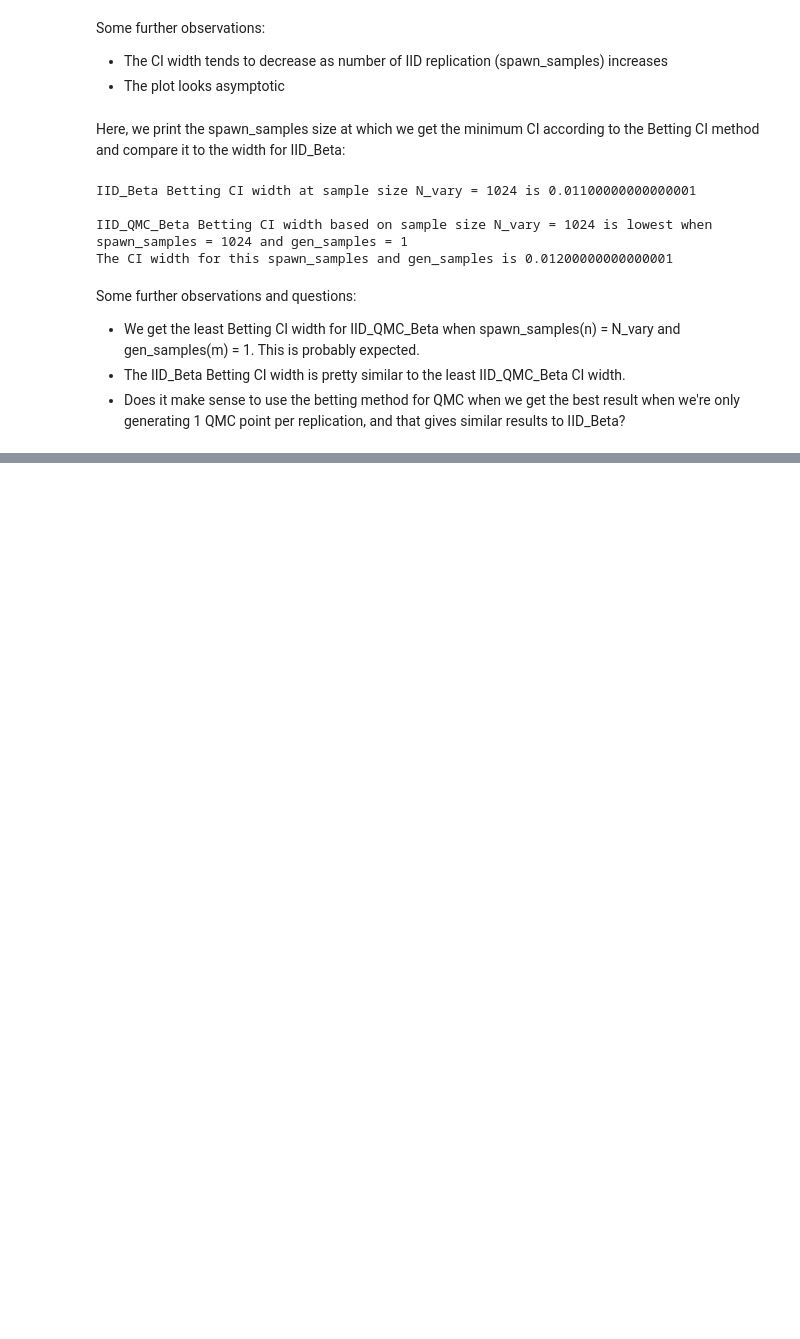
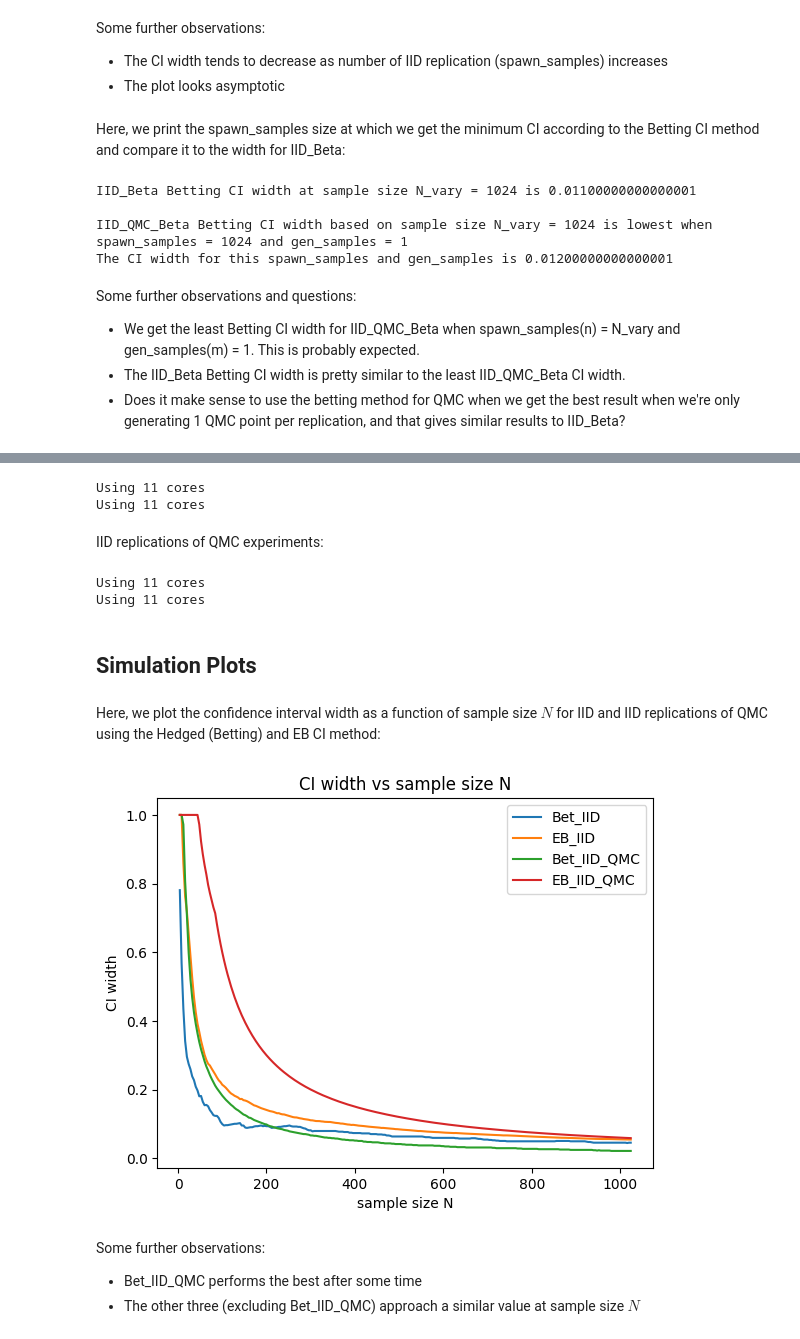
Before and after one commit to aaditj1962161/Betting-Paper-Simulations-for-QMC, a Jupyter notebook: simulations/Fixed-time/Betting IID vs QMC.ipynb, the cells around one changed output, grey strips where cells are left out. Saved outputs shown, nothing was run; the diff lists cells and outputs as text; code cells hidden in the pictures; blank space fills up the shorter version.

```diff
--- a/simulations/Fixed-time/Betting IID vs QMC.ipynb
+++ b/simulations/Fixed-time/Betting IID vs QMC.ipynb
@@ -248,0 +380,5 @@ Some further observations and questions:
+# %%
+num_times = spawn_samples_vary[min_ci_index_qmc_bet] #number of different times where CI will be computed
+spawn_samples = num_times * space_times # The number of IID replications for low discrepancy or QMC samples (n)
+gen_samples = gen_samples_vary[min_ci_index_qmc_bet] # The number of low discrepancy or QMC samples generated per replication (m)
+N = spawn_samples * gen_samples # The maxmimum sample size (N = mn)
@@ -248,0 +387,47 @@ Some further observations and questions:
+# %%
+times_iid_integrand = (space_times * np.arange(1,num_times+1)) * gen_samples # The times (sample sizes) for which we'll compute the lower and upper bounds on the confidence intervals
+iid_fixed = qp.IIDStdUniform(1,seed=7) # IID generator
+x_iid_integrand_fixed = iid_fixed.gen_samples(N).flatten()
+y_iid_integrand_fixed = f(x_iid_integrand_fixed)
+lower_bound_iid_integrand_bet_fixed,upper_bound_iid_integrand_bet_fixed = betting_ci_seq(y_iid_integrand_fixed, times=times_iid_integrand, alpha=alpha, parallel=True, m_trunc=True, trunc_scale=3 / 4)
+    # Getting the sequential Betting CI according to the code from the paper above
+ci_iid_integrand_bet_fixed = upper_bound_iid_integrand_bet_fixed - lower_bound_iid_integrand_bet_fixed # The Betting CIs for different times in time_iid_integrand
+lower_bound_iid_integrand_eb_fixed,upper_bound_iid_integrand_eb_fixed = predmix_empbern_ci_seq(y_iid_integrand_fixed, times=times_iid_integrand, alpha=alpha, parallel=True, truncation =1/2)
+    # Getting the sequential EB CI according to the code from the paper above
+ci_iid_integrand_eb_fixed = upper_bound_iid_integrand_eb_fixed - lower_bound_iid_integrand_eb_fixed # The EB CIs for different times in time_iid_integrand
+# %% [output]
+Using 11 cores
+Using 11 cores
+# %% [markdown]
+IID replications of QMC experiments:
+# %%
+times_qmc_integrand = space_times * np.arange(1,num_times+1) # The times (sample sizes) for which we'll compute the lower and upper bound values
+y_rld_means_integrand,y_rld_integrand = gen_qmc_samples_iid(distribution=qp.DigitalNetB2(1,seed=7),spawn_samples=spawn_samples,gen_samples=gen_samples,function=f)
+lower_bound_qmc_integrand_bet_fixed,upper_bound_qmc_integrand_bet_fixed = betting_ci_seq(y_rld_means_integrand, times=times_qmc_integrand, alpha=alpha, parallel=True, m_trunc=True, trunc_scale=3 / 4)
+    # Getting the sequential Betting CI according to the code from the paper above
+ci_qmc_integrand_bet_fixed = upper_bound_qmc_integrand_bet_fixed - lower_bound_qmc_integrand_bet_fixed # The Betting CIs for different times in time_qmc_integrand
+lower_bound_qmc_integrand_eb_fixed,upper_bound_qmc_integrand_eb_fixed = predmix_empbern_ci_seq(y_rld_means_integrand, times=times_qmc_integrand, alpha=alpha, parallel=True, truncation=1 / 2)
+    # Getting the sequential EB CI according to the code from the paper above
+ci_qmc_integrand_eb_fixed = upper_bound_qmc_integrand_eb_fixed - lower_bound_qmc_integrand_eb_fixed # The EB CIs for different times in time_qmc_integrand
+# %% [output]
+Using 11 cores
+Using 11 cores
+# %% [markdown]
+## Simulation Plots
+# %% [markdown]
+Here, we plot the confidence interval width as a function of sample size $N$ for IID and IID replications of QMC using the Hedged (Betting) and EB CI method:
+# %%
+plt.plot(times_iid_integrand,ci_iid_integrand_bet_fixed,label = "Bet_IID");
+plt.plot(times_iid_integrand,ci_iid_integrand_eb_fixed,label = "EB_IID");
+plt.plot(times_qmc_integrand * gen_samples,ci_qmc_integrand_bet_fixed,label = "Bet_IID_QMC");
+plt.plot(times_qmc_integrand * gen_samples,ci_qmc_integrand_eb_fixed,label = "EB_IID_QMC");
+plt.ylabel("CI width");
+plt.xlabel("sample size N");
+plt.legend();
+plt.title("CI width vs sample size N");
+# %% [output]
+[figure, added]
+# %% [markdown]
+Some further observations:
+* Bet_IID_QMC performs the best after some time
+* The other three (excluding Bet_IID_QMC) approach a similar value at sample size $N$
```
Also changed, not shown: parts of 25 cells of this notebook.
